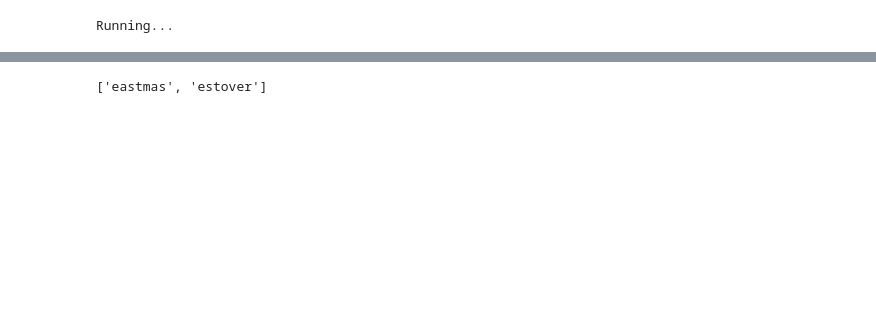
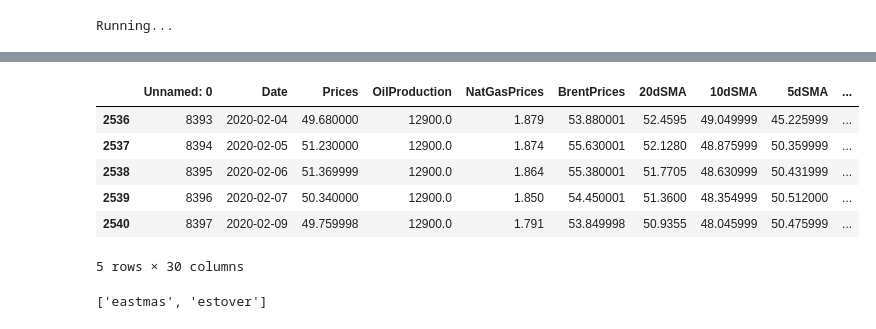
Before and after one commit to Team-Cpp/Team-Cpp, a Jupyter notebook: nnRegressor.ipynb, the cells around one changed output, grey strips where cells are left out. Drawn from its saved outputs; the diff is of its cells as text; code cells hidden in the pictures; blank space fills up the shorter version.

```diff
--- a/nnRegressor.ipynb
+++ b/nnRegressor.ipynb
@@ -516,3 +799,13 @@ print_time("program completed ", stime)
+# %%
+df.tail(5)
+# %% [output]
+|  | Unnamed: 0 | Date | Prices | OilProduction | NatGasPrices | BrentPrices | 20dSMA | 10dSMA | 5dSMA | ... |
+| 2536 | 8393 | 2020-02-04 | 49.680000 | 12900.0 | 1.879 | 53.880001 | 52.4595 | 49.049999 | 45.225999 | ... |
+| 2537 | 8394 | 2020-02-05 | 51.230000 | 12900.0 | 1.874 | 55.630001 | 52.1280 | 48.875999 | 50.359999 | ... |
+| 2538 | 8395 | 2020-02-06 | 51.369999 | 12900.0 | 1.864 | 55.380001 | 51.7705 | 48.630999 | 50.431999 | ... |
+| 2539 | 8396 | 2020-02-07 | 50.340000 | 12900.0 | 1.850 | 54.450001 | 51.3600 | 48.354999 | 50.512000 | ... |
+| 2540 | 8397 | 2020-02-09 | 49.759998 | 12900.0 | 1.791 | 53.849998 | 50.9355 | 48.045999 | 50.475999 | ... |
+5 rows × 30 columns
 # %%
 """
 TALOS OPTIMISATION
```
Also changed, not shown: parts of 30 cells of this notebook, 27 other files.
